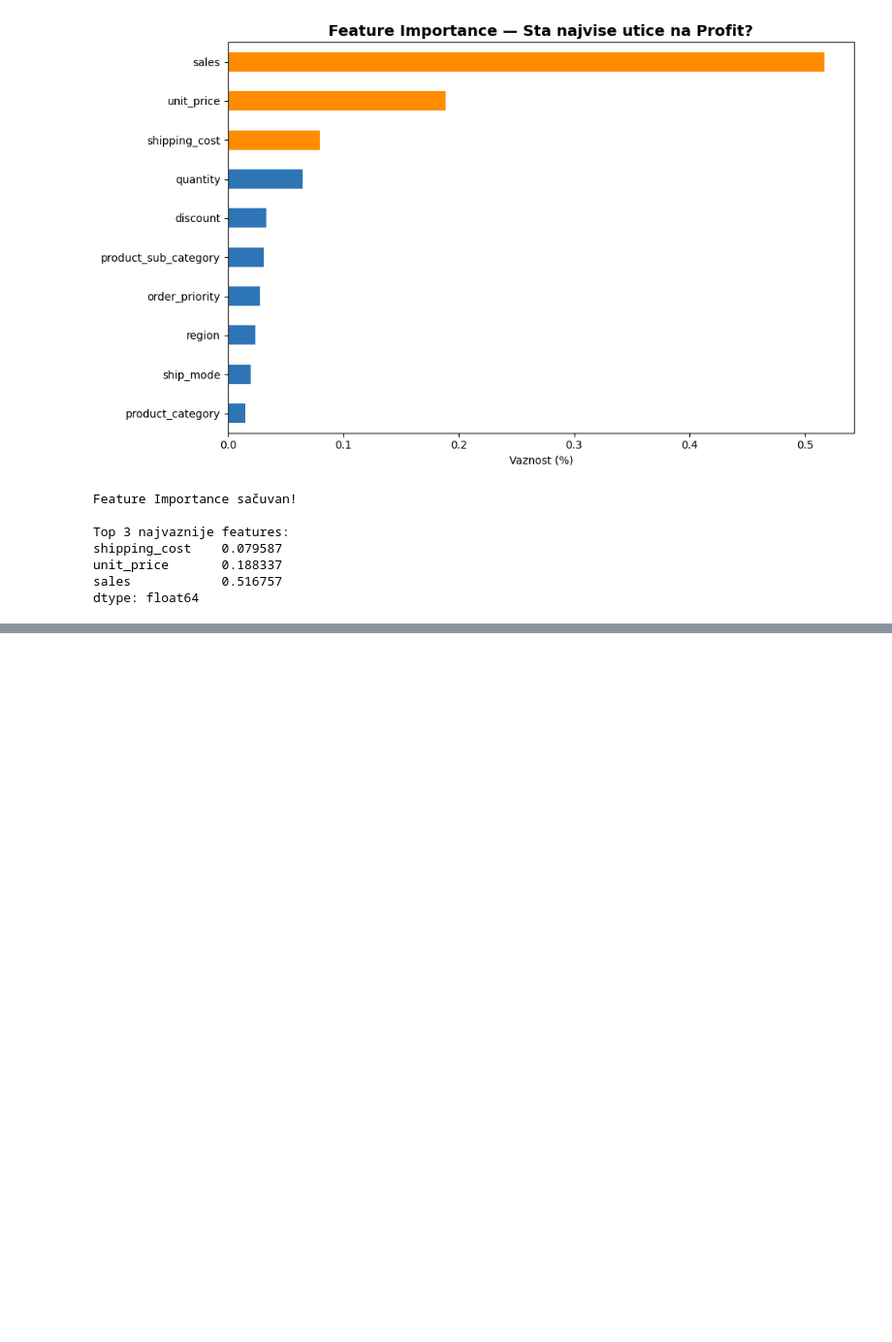
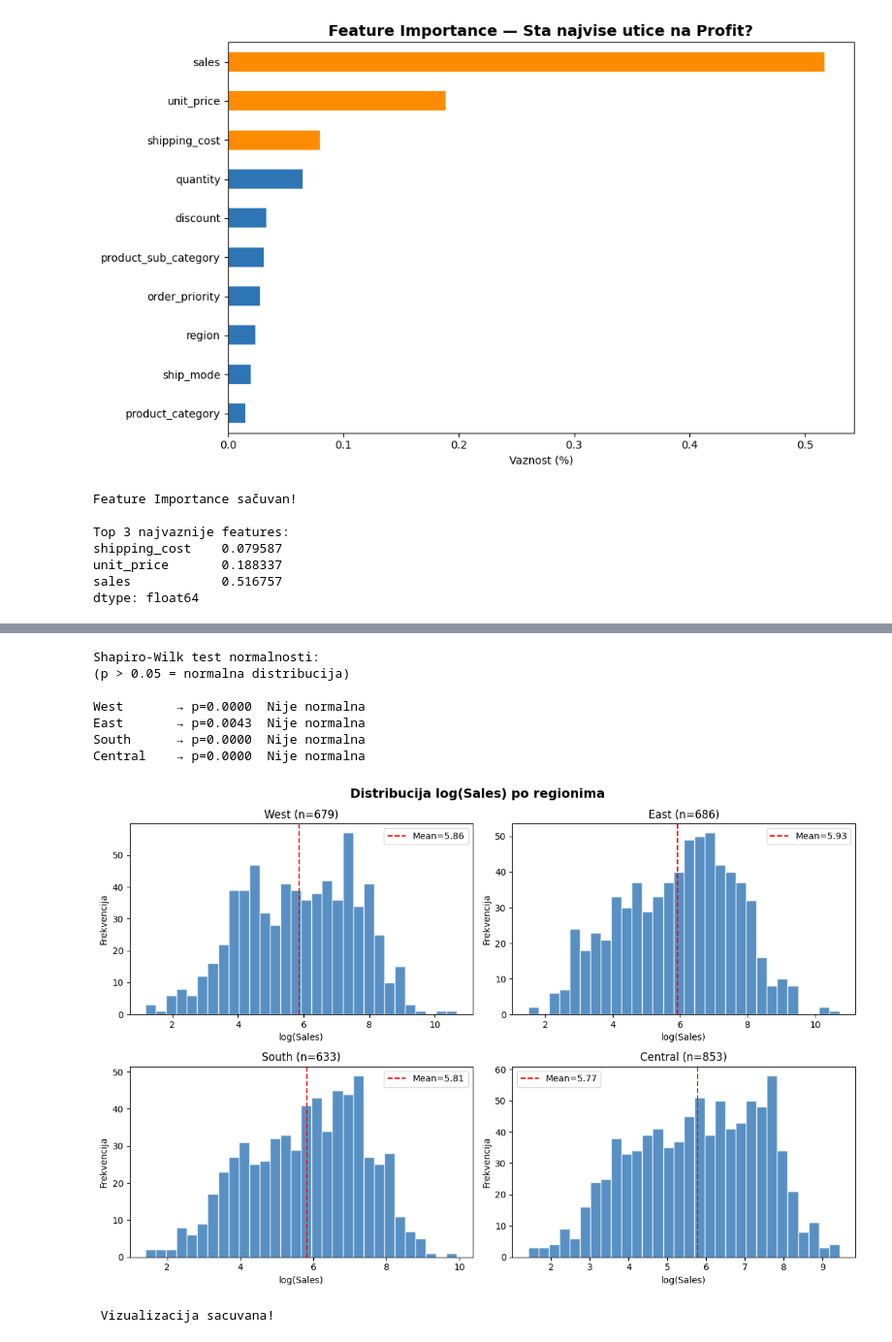
Before and after one commit to BogdanStankovic1/smart_store_project, a Jupyter notebook: 04_extra_tasks.ipynb, the cells around one changed output, grey strips where cells are left out. Shown at 97% size. Drawn from its saved outputs; the diff is of its cells as text; code cells hidden in the pictures; blank space fills up the shorter version.

```diff
--- a/04_extra_tasks.ipynb
+++ b/04_extra_tasks.ipynb
@@ -287,0 +331,51 @@ dtype: float64
+# %%
+# Log transformacija — ANOVA zahteva normalnu distribuciju
+df_anova['log_sales'] = np.log1p(df_anova['sales'])
+
+# Podeli po regionima
+west    = df_anova[df_anova['region'] == 'West']['log_sales']
+east    = df_anova[df_anova['region'] == 'East']['log_sales']
+south   = df_anova[df_anova['region'] == 'South']['log_sales']
+central = df_anova[df_anova['region'] == 'Central']['log_sales']
+
+# Shapiro-Wilk test normalnosti za svaki region
+print("Shapiro-Wilk test normalnosti:")
+print("(p > 0.05 = normalna distribucija)\n")
+for name, data in [('West', west), ('East', east),
+                    ('South', south), ('Central', central)]:
+    stat, p = stats.shapiro(data.sample(min(500, len(data)),
+                             random_state=42))
+    status = ' Normalna' if p > 0.05 else ' Nije normalna'
+    print(f"{name:10} → p={p:.4f} {status}")
+
+# Vizualizacija distribucija
+fig, axes = plt.subplots(2, 2, figsize=(12, 8))
+fig.suptitle('Distribucija log(Sales) po regionima',
+             fontsize=14, fontweight='bold')
+
+for ax, (name, data) in zip(axes.flatten(),
+    [('West', west), ('East', east),
+     ('South', south), ('Central', central)]):
+    ax.hist(data, bins=30, color='#2E75B6',
+            edgecolor='white', alpha=0.8)
+    ax.set_title(f'{name} (n={len(data)})')
+    ax.set_xlabel('log(Sales)')
+    ax.set_ylabel('Frekvencija')
+    ax.axvline(data.mean(), color='red',
+               linestyle='--', label=f'Mean={data.mean():.2f}')
+    ax.legend()
+
+plt.tight_layout()
+plt.savefig('exports/anova_distribucije.png', dpi=150)
+plt.show()
+print(" Vizualizacija sacuvana!")
+# %% [output]
+Shapiro-Wilk test normalnosti:
+(p > 0.05 = normalna distribucija)
+
+West       → p=0.0000  Nije normalna
+East       → p=0.0043  Nije normalna
+South      → p=0.0000  Nije normalna
+Central    → p=0.0000  Nije normalna
+[figure, added]
+ Vizualizacija sacuvana!
```
Also changed, not shown: parts of 6 cells of this notebook, 1 other file.
